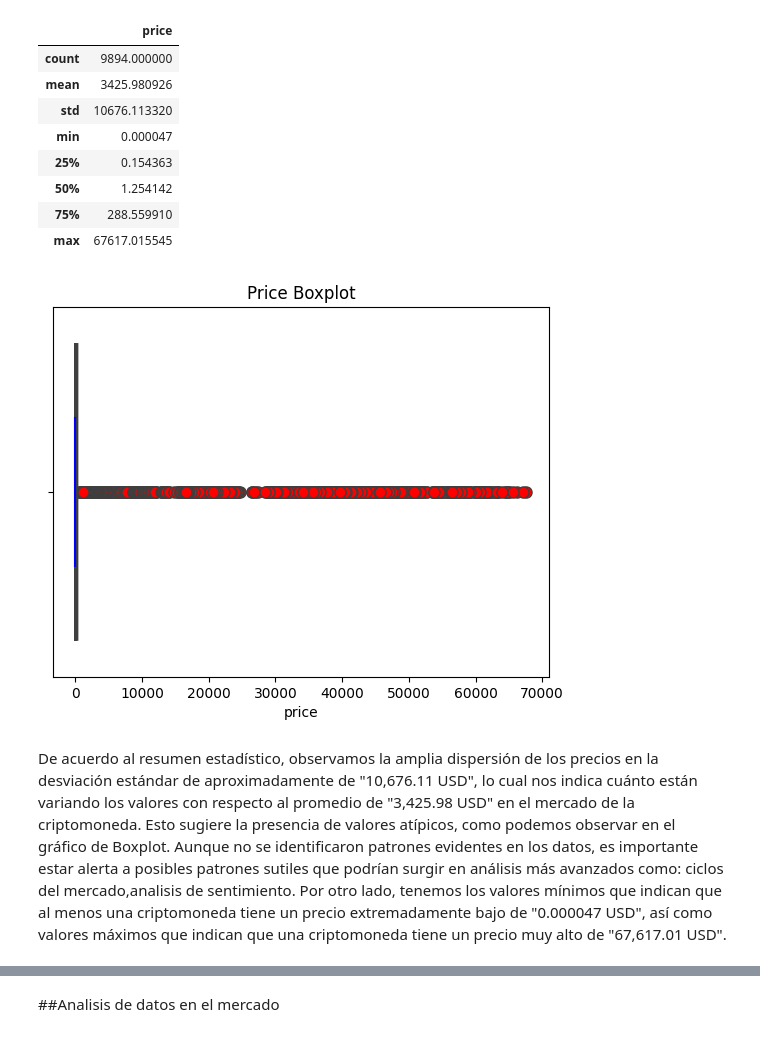
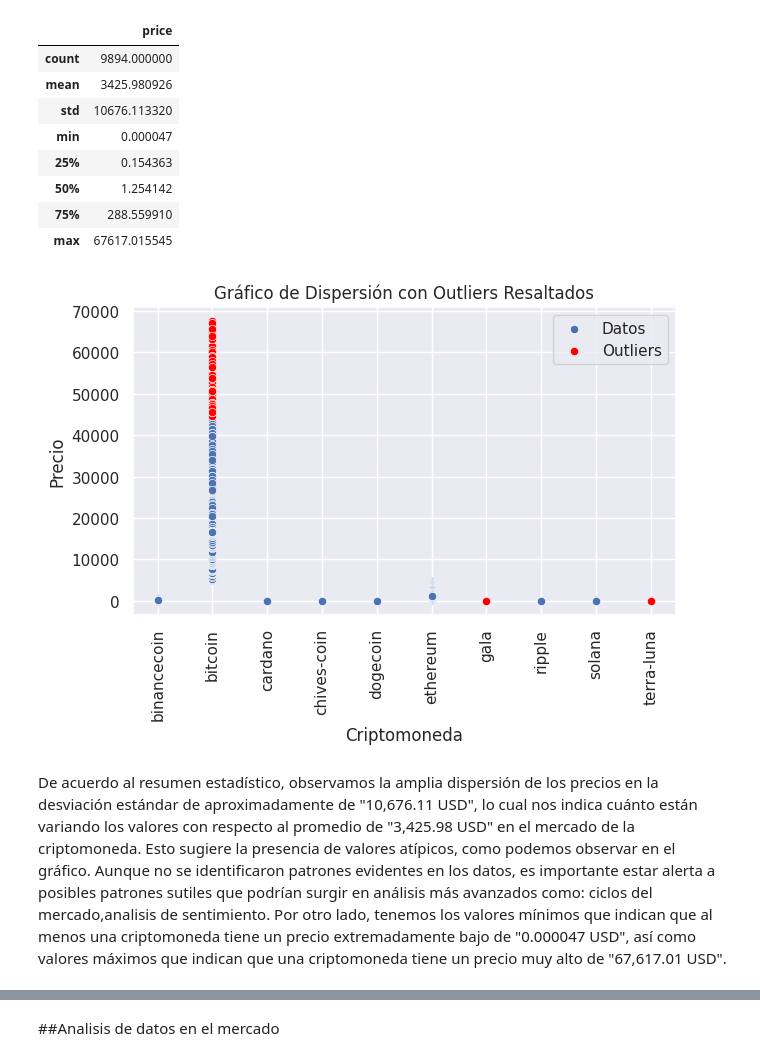
Before and after one commit to Leidypv/PI2-Rol_Data_Analyst, a Jupyter notebook: Market Cap/EDA.ipynb, the cells around one changed output, grey strips where cells are left out. Drawn from its saved outputs; the diff is of its cells as text; code cells hidden in the pictures.

```diff
--- a/Market Cap/EDA.ipynb
+++ b/Market Cap/EDA.ipynb
@@ -60,21 +43,27 @@ data.describe()
 | 50% | 1.254142 |
 | 75% | 288.559910 |
 | max | 67617.015545 |
-# %%
-import matplotlib.pyplot as plt
-import pandas as pd
-import seaborn as sns
-
-#plt.figure(figsize=(10, 6))
-sns.boxplot(data=data, x="price",
-            notch=True, showcaps=False,
-            flierprops={"marker": "o", "markerfacecolor": "red", "markersize": 8},  # Personaliza los marcadores de valores atípicos
-            boxprops={"facecolor": (.4, .6, .8, .5)},
-            medianprops={"color": "blue"},)
-
-plt.title("Price Boxplot")
-plt.show()
-# %% [output]
-[figure, removed]
+# %%
+import seaborn as sns
+import matplotlib.pyplot as plt
+
+# Gráfico de dispersión
+sns.set()
+plt.figure(figsize=(7, 4))
+sns.scatterplot(data=data, x='id', y='price')
+
+# Resalta los outliers
+sns.scatterplot(data=data[data['price'] > data['price'].quantile(0.975)], x='id', y='price', color='red', label='Outliers')
+sns.scatterplot(data=data[data['price'] < data['price'].quantile(0.025)], x='id', y='price', color='red')
+
+plt.xlabel('Criptomoneda')
+plt.ylabel('Precio')
+plt.title('Gráfico de Dispersión con Outliers Resaltados')
+plt.xticks(rotation=90)  # Rotar etiquetas del eje x para que sean legibles
+
+plt.legend(['Datos', 'Outliers'])
+plt.show()
+# %% [output]
+[figure, added]
 # %% [markdown]
-De acuerdo al resumen estadístico, observamos la amplia dispersión de los precios en la desviación estándar de aproximadamente de "10,676.11 USD", lo cual nos indica cuánto están variando los valores con respecto al promedio de "3,425.98 USD" en el mercado de la criptomoneda. Esto sugiere la presencia de valores atípicos, como podemos observar en el gráfico de Boxplot. Aunque no se identificaron patrones evidentes en los datos, es importante estar alerta a posibles patrones sutiles que podrían surgir en análisis más avanzados como: ciclos del mercado,analisis de sentimiento. Por otro lado, tenemos los valores mínimos que indican que al menos una criptomoneda tiene un precio extremadamente bajo de "0.000047 USD", así como valores máximos que indican que una criptomoneda tiene un precio muy alto de "67,617.01 USD".
+De acuerdo al resumen estadístico, observamos la amplia dispersión de los precios en la desviación estándar de aproximadamente de "10,676.11 USD", lo cual nos indica cuánto están variando los valores con respecto al promedio de "3,425.98 USD" en el mercado de la criptomoneda. Esto sugiere la presencia de valores atípicos, como podemos observar en el gráfico. Aunque no se identificaron patrones evidentes en los datos, es importante estar alerta a posibles patrones sutiles que podrían surgir en análisis más avanzados como: ciclos del mercado,analisis de sentimiento. Por otro lado, tenemos los valores mínimos que indican que al menos una criptomoneda tiene un precio extremadamente bajo de "0.000047 USD", así como valores máximos que indican que una criptomoneda tiene un precio muy alto de "67,617.01 USD".
```
Also changed, not shown: parts of 11 cells of this notebook.
